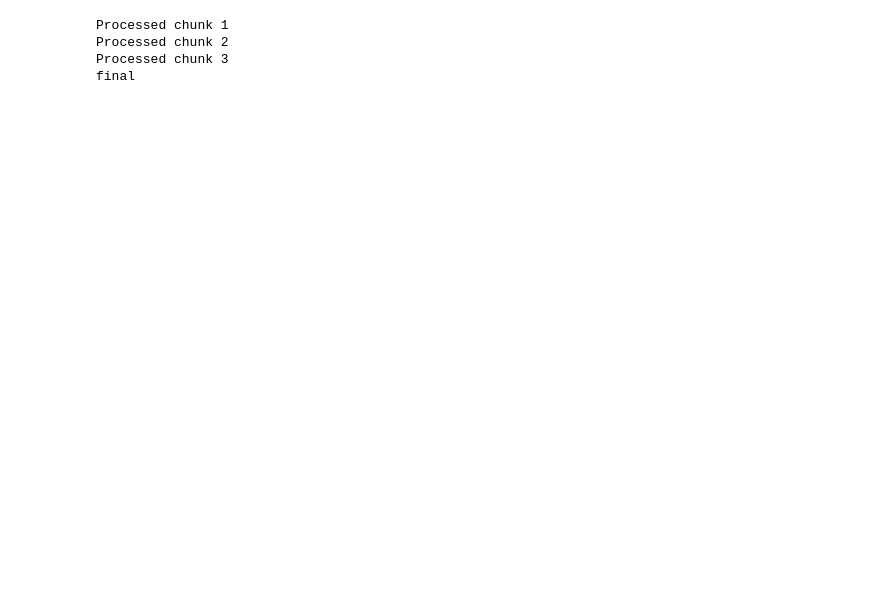
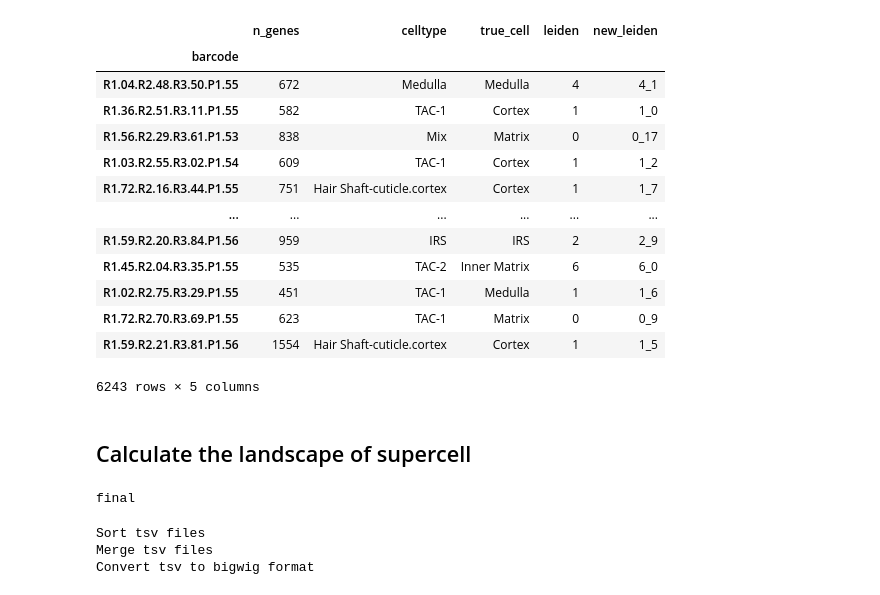
Before and after one commit to xuyunfan9991/SCRIPro, a Jupyter notebook: examples/Trajectory_workflow.ipynb, the cells around one changed output. Saved outputs shown, nothing was run; the diff lists cells and outputs as text; code cells hidden in the pictures; blank space fills up the shorter version.

```diff
--- a/examples/Trajectory_workflow.ipynb
+++ b/examples/Trajectory_workflow.ipynb
@@ -77,0 +65,19 @@ cellgroup = test_data.adata.obs.loc[:,['new_leiden']]
+# %%
+test_data.adata.obs
+# %% [output]
+|  | n_genes | celltype | true_cell | leiden | new_leiden |
+| barcode |  |  |  |  |  |
+| R1.04.R2.48.R3.50.P1.55 | 672 | Medulla | Medulla | 4 | 4_1 |
+| R1.36.R2.51.R3.11.P1.55 | 582 | TAC-1 | Cortex | 1 | 1_0 |
+| R1.56.R2.29.R3.61.P1.53 | 838 | Mix | Matrix | 0 | 0_17 |
+| R1.03.R2.55.R3.02.P1.54 | 609 | TAC-1 | Cortex | 1 | 1_2 |
+| R1.72.R2.16.R3.44.P1.55 | 751 | Hair Shaft-cuticle.cortex | Cortex | 1 | 1_7 |
+| ... | ... | ... | ... | ... | ... |
+| R1.59.R2.20.R3.84.P1.56 | 959 | IRS | IRS | 2 | 2_9 |
+| R1.45.R2.04.R3.35.P1.55 | 535 | TAC-2 | Inner Matrix | 6 | 6_0 |
+| R1.02.R2.75.R3.29.P1.55 | 451 | TAC-1 | Medulla | 1 | 1_6 |
+| R1.72.R2.70.R3.69.P1.55 | 623 | TAC-1 | Matrix | 0 | 0_9 |
+| R1.59.R2.21.R3.81.P1.56 | 1554 | Hair Shaft-cuticle.cortex | Cortex | 1 | 1_5 |
+6243 rows × 5 columns
+# %% [markdown]
+## Calculate the landscape of supercell
@@ -78,11 +86,12 @@ cellgroup = test_data.adata.obs.loc[:,['new_leiden']]
 # %%
-scripro.get_supercell_fragment(cellgroup,'.','./merge.tsv',chunksize = 10000000)
+scripro.get_supercell_fragment(cellgroup,'.','./test.tsv',chunksize = 10000000)
 # %% [output]
-Processed chunk 1
-Processed chunk 2
-Processed chunk 3
 final
 # %%
-scripro.process_tsv('./supercell_fragment/', '/fs/home/xuyunfan/data/bedGraphToBigWig','/fs/home/xuyunfan/data/mm10.genome')
+scripro.process_tsv('./supercell_fragment/', 'mm10')
+# %% [output]
+Sort tsv files
+Merge tsv files
+Convert tsv to bigwig format
 # %%
 share_seq_data = scripro.SCRIPro_Multiome(8,'mm10',test_data)
```
Also changed, not shown: parts of 30 cells of this notebook, 16 other files.
